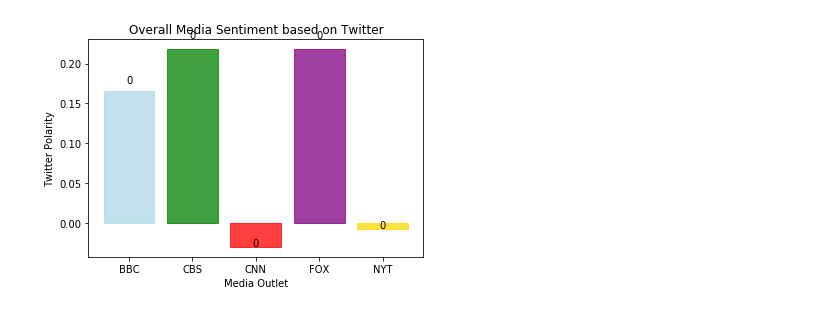
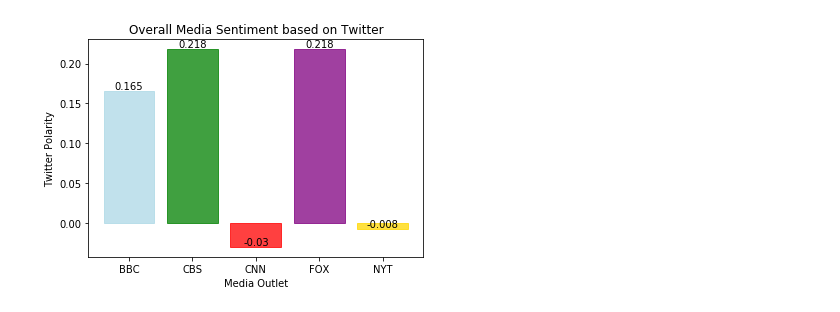
Before and after one commit to wendywalsh/social_analytics, a Jupyter notebook: Walsh_News_Mood.ipynb, the cells around one changed output. Saved outputs shown, nothing was run; the diff lists cells and outputs as text; code cells hidden in the pictures.

```diff
--- a/Walsh_News_Mood.ipynb
+++ b/Walsh_News_Mood.ipynb
@@ -310,35 +310,34 @@ plt.show()
 # %%
 media_group =["BBC","CBS","CNN","FOX","NYT"]
 compound = [0.165,0.218,-0.030,0.218,-0.008]
 
 plt.title("Overall Media Sentiment based on Twitter")
 plt.xlabel("Media Outlet")
 plt.ylabel("Twitter Polarity")
 
-#plt.xlim(-0.25, len(gyms))
-#plt.ylim(0, max(members) + 5)
-#overall_sentiment.plot(kind='bar', title ="V comp", figsize=(15, 10), legend=True, fontsize=12)
+
 barlist = plt.bar(media_group, compound,alpha=0.75, align="center")
 barlist[0].set_color('lightblue')
 barlist[1].set_color('green')
 barlist[2].set_color('red')
 barlist[3].set_color('purple')
 barlist[4].set_color('gold')
 
 def autolabel(barlist):
     """
     Attach a text label above each bar displaying its height
     """
-    for rect in barlist:
+    counter = 0
+    for rect in barlist.get_children():
+
         height = rect.get_height()
-        plt.text(rect.get_x() + rect.get_width()/2., 1.05*height,
-                '%d' % int(height),
+        plt.text(rect.get_x() + rect.get_width()/2., 1*height,compound[counter],
                 ha='center', va='bottom')
-
+        counter += 1
 autolabel(barlist)
 
 
 #plt.xticks(tick_locations, gyms)
 plt.show()
 # %% [output]
-[figure, old version]
+[figure, new version]
```
Also changed, not shown: parts of 14 cells of this notebook, 2 other files.
